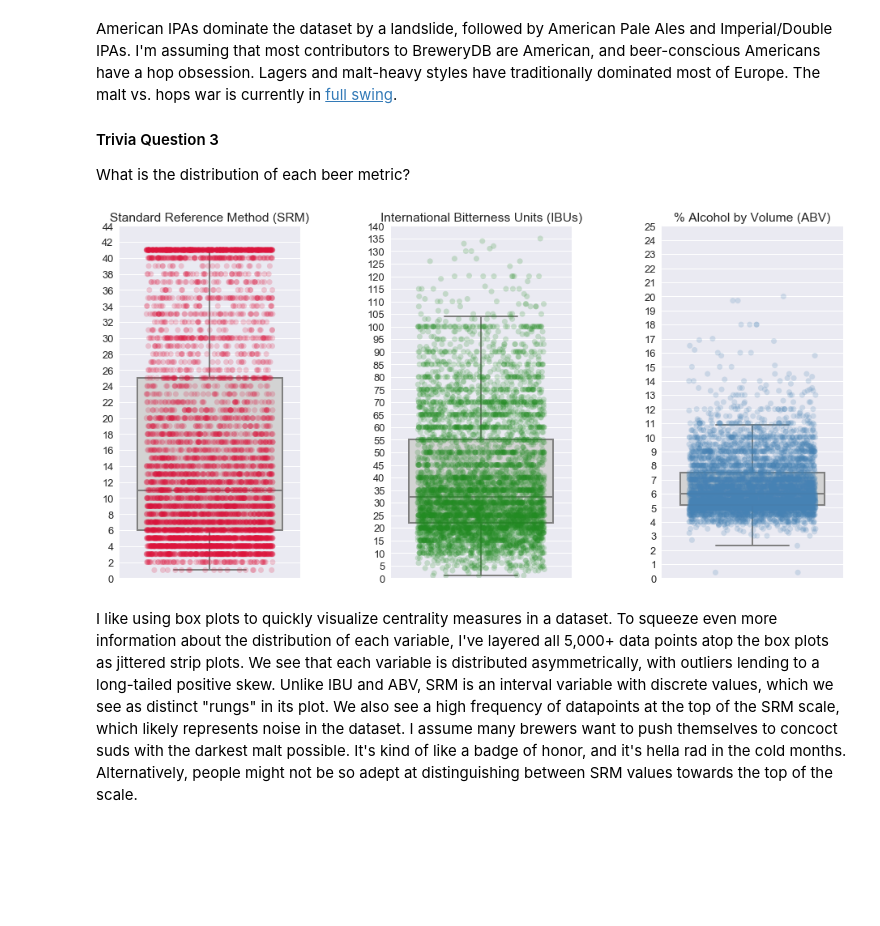
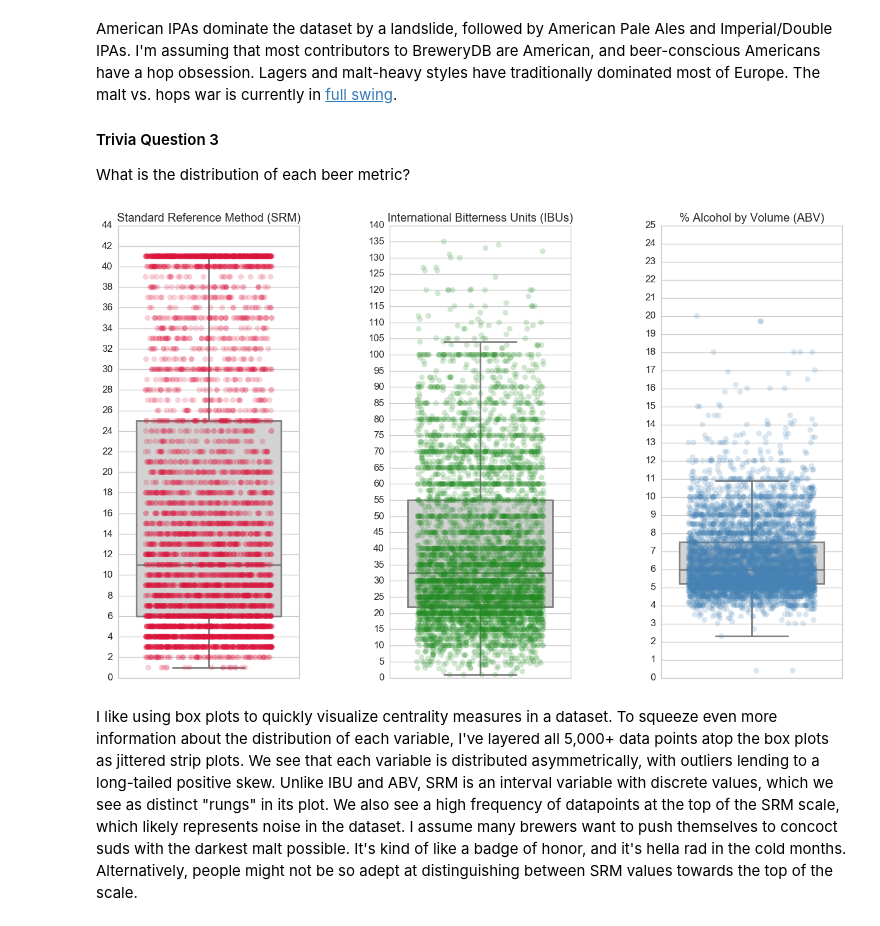
Before and after one commit to mrstepanovic/suds, a Jupyter notebook: beer_clustering.ipynb, the cells around one changed output. Cells and saved outputs as stored; diff of their text form; code cells hidden in the pictures; blank space fills up the shorter version.

```diff
--- a/beer_clustering.ipynb
+++ b/beer_clustering.ipynb
@@ -65,13 +58,20 @@ Over 5,000! Prost.
 #### Trivia Question 2
 What are the top 10 most popular styles?
 # %%
-def top_n_styles(n):
-    return pd.value_counts(beer_data['Style']).iloc[:n].index
+import matplotlib.pyplot as plt
+import seaborn as sns
+%matplotlib inline
+
+# Count the N most frequent beer styles in the dataset.
+def top_n_styles(N):
+    return pd.value_counts(beer_data['Style']).iloc[:N].index
+
 top_ten = top_n_styles(10)
 
+# Create bar plot with N styles.
 sns.set(font_scale = 1.5)
+sns.set_style("whitegrid")
 fig1 = plt.figure(figsize=(16, 6))
-
 ax = sns.countplot(y="Style", data=beer_data, color='gray', order=top_ten)
-ax.set(xlabel='Count', ylabel='Beer Style')
+ax.set(xlabel='Count', ylabel='Beer Style');
 # %% [output]
@@ -83,46 +82,42 @@ American IPAs dominate the dataset by a landslide, followed by American Pale Ale
 #### Trivia Question 3
 What is the distribution of each beer metric?
 # %%
+# Set seaborn style parameters.
+sns.set(font_scale = 1.2)
 sns.set_style("whitegrid")
-sns.set(font_scale = 1.3)
 
-fig2, (ax1, ax2, ax3) = plt.subplots(ncols=3, figsize=(16,8))
+# Create a boxplot with seaborn.
+def make_boxplot(column, axis, color='lightgray', df=beer_data):
+    sns.boxplot(data=df, y=column, ax=axis, color=color, linewidth=2, width=0.8, showfliers=False)
+
+# Create a strip plot with seaborn.
+def make_stripplot(column, axis, color='purple', df=beer_data):
+    sns.stripplot(data=df, y=column,ax=axis, jitter=.35, color=color, size=7,  alpha=.2)
+
+# Create a figure with 3 subplots side-by-side.
+fig2, (ax1, ax2, ax3) = plt.subplots(ncols=3, figsize=(16,10))
 fig2.subplots_adjust(wspace=0.5)
 
+# Turn off axis labels.
 for ax in [ax1, ax2, ax3]:
     ax.yaxis.label.set_visible(False)
 
-def make_boxplot(column, axis, color='lightgray', df=beer_data):
-    sns.boxplot(data=df,
-                y=column,
-                ax=axis,
-                color=color,
-                linewidth=2,
-                width=0.8,
-                showfliers=False)
-
-def make_stripplot(column, axis, color='purple', df=beer_data):
-    sns.stripplot(data=df,
-                  y=column,
-                  ax=axis,
-                  jitter=.35,
-                  color=color,
-                  size=7,
-                  alpha=.2)
-
+# Create the SRM subplot figure.
 ax1.set(ylim=(0, 44), yticks=(np.arange(0, 45, 2)), title="Standard Reference Method (SRM)")
 make_boxplot("SRM", ax1)
 make_stripplot("SRM", ax1, color='crimson')
 
+# Create the IBU subplot figure.
 ax2.set(ylim=(0, 140), yticks=(np.arange(0, 141, 5)), title="International Bitterness Units (IBUs)")
 make_boxplot("IBU", ax2)
 make_stripplot("IBU", ax2, color='forestgreen')
 
+# Create the ABV subplot figure.
 ax3.set(ylim=(0, 25), yticks=(np.arange(0, 26, 1)), title="% Alcohol by Volume (ABV)")
 make_boxplot("ABV", ax3)
 make_stripplot("ABV", ax3, color='steelblue')
 # %% [output]
-[figure, old version]
+[figure, new version]
 # %% [markdown]
 I like using box plots to quickly visualize centrality measures in a dataset. To squeeze even more information about the distribution of each variable, I've layered all 5,000+ data points atop the box plots as jittered strip plots. We see that each variable is distributed asymmetrically, with outliers lending to a long-tailed positive skew. Unlike IBU and ABV, SRM is an interval variable with discrete values, which we see as distinct "rungs" in its plot. We also see a high frequency of datapoints at the top of the SRM scale, which likely represents noise in the dataset. I assume many brewers want to push themselves to concoct suds with the darkest malt possible. It's kind of like a badge of honor, and it's hella rad in the cold months. Alternatively, people might not be so adept at distinguishing between SRM values towards the top of the scale.
 # %% [markdown]
```
Also changed, not shown: parts of 22 cells of this notebook.
